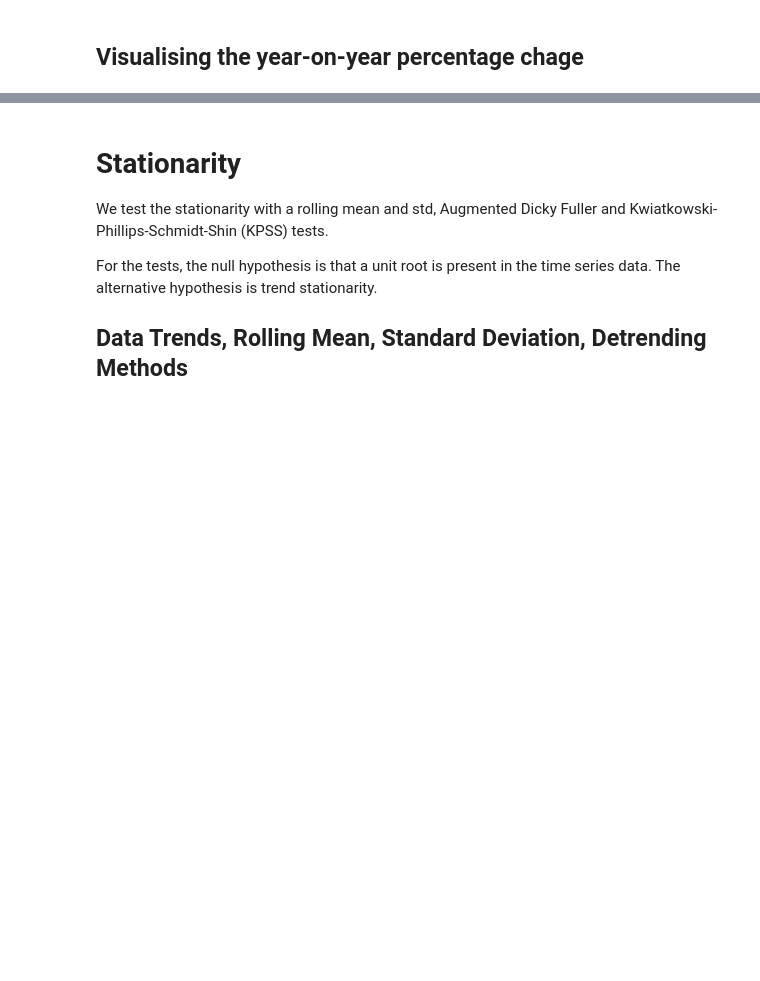
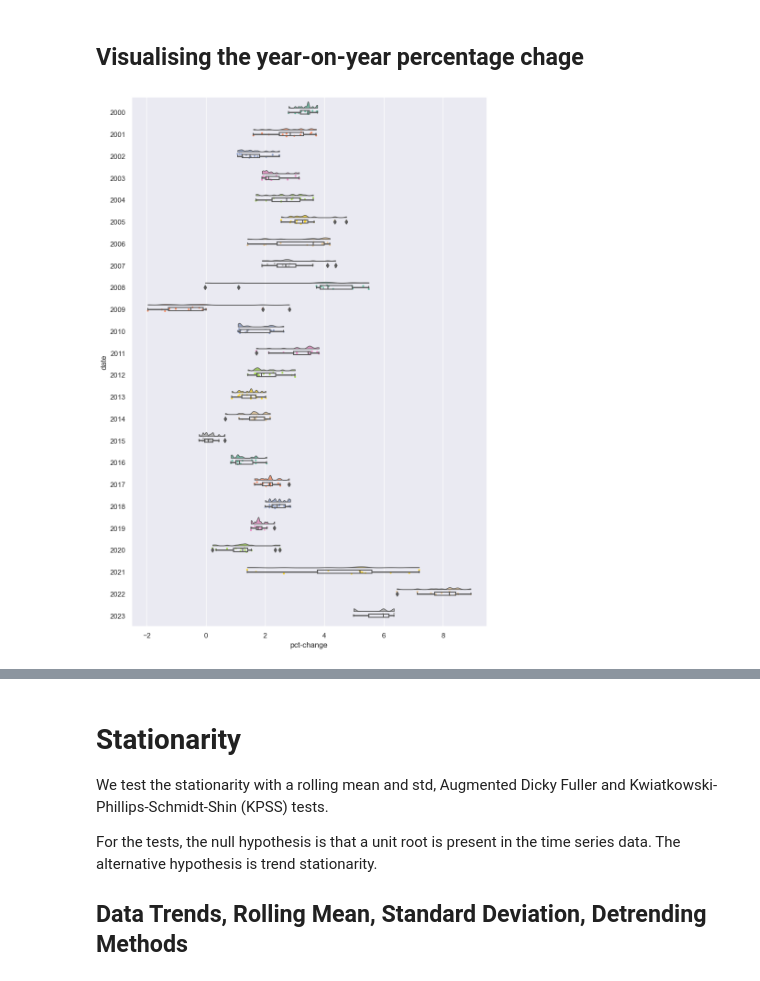
Before and after one commit to RaminVali/Time_Series_Project, a Jupyter notebook: ARIMA_GARCH_Prophet.ipynb, the cells around one changed output, grey strips where cells are left out. Saved outputs shown, nothing was run; the diff lists cells and outputs as text; code cells hidden in the pictures; blank space fills up the shorter version.

```diff
--- a/ARIMA_GARCH_Prophet.ipynb
+++ b/ARIMA_GARCH_Prophet.ipynb
@@ -218,0 +221,8 @@ fig.update_layout(
+# %%
+import ptitprince as pt
+fig, ax = plt.subplots(figsize=(10, 15))
+sns.set_style("darkgrid")
+pt.RainCloud(x = plot_df.index.year, y = plot_df['pct-change'], data = plot_df, palette = "Set2", bw = .1,
+                 width_viol = .6, ax = ax, orient = 'h')
+# %% [output]
+[figure, added]
```
Also changed, not shown: parts of 22 cells of this notebook, 1 other file.
